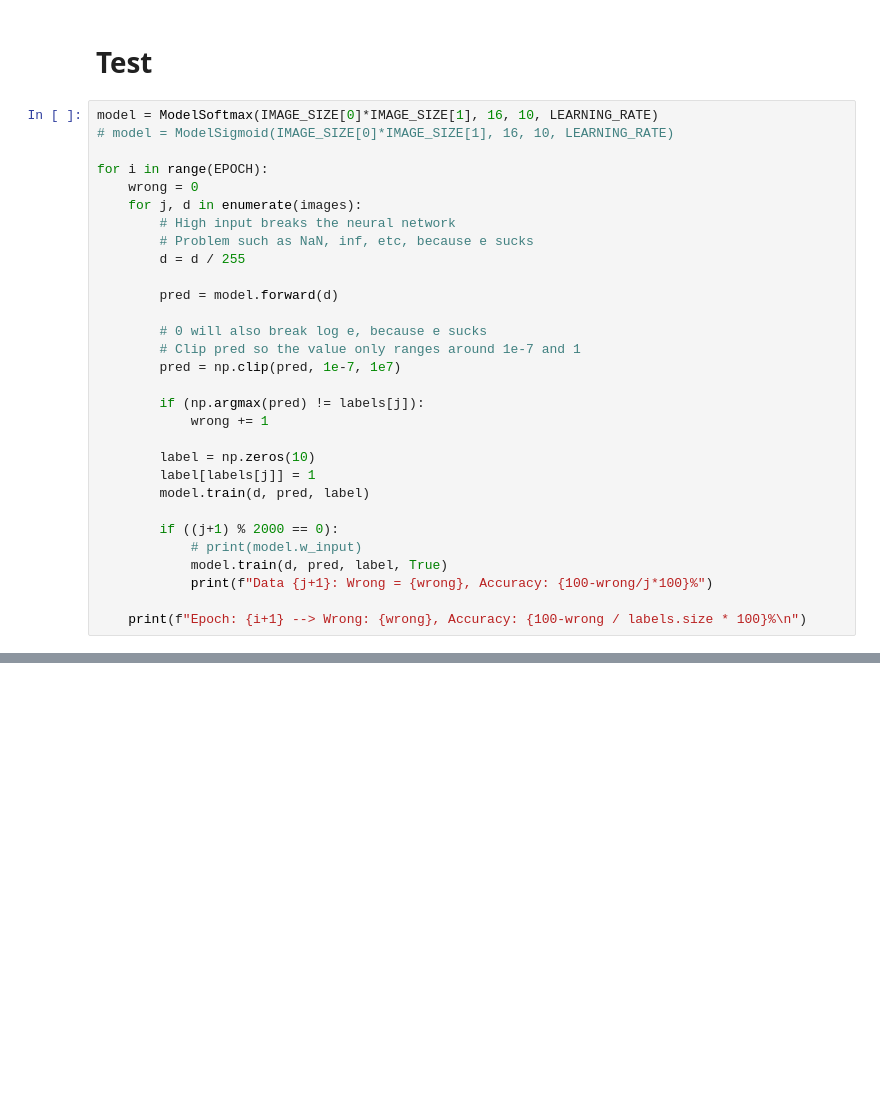
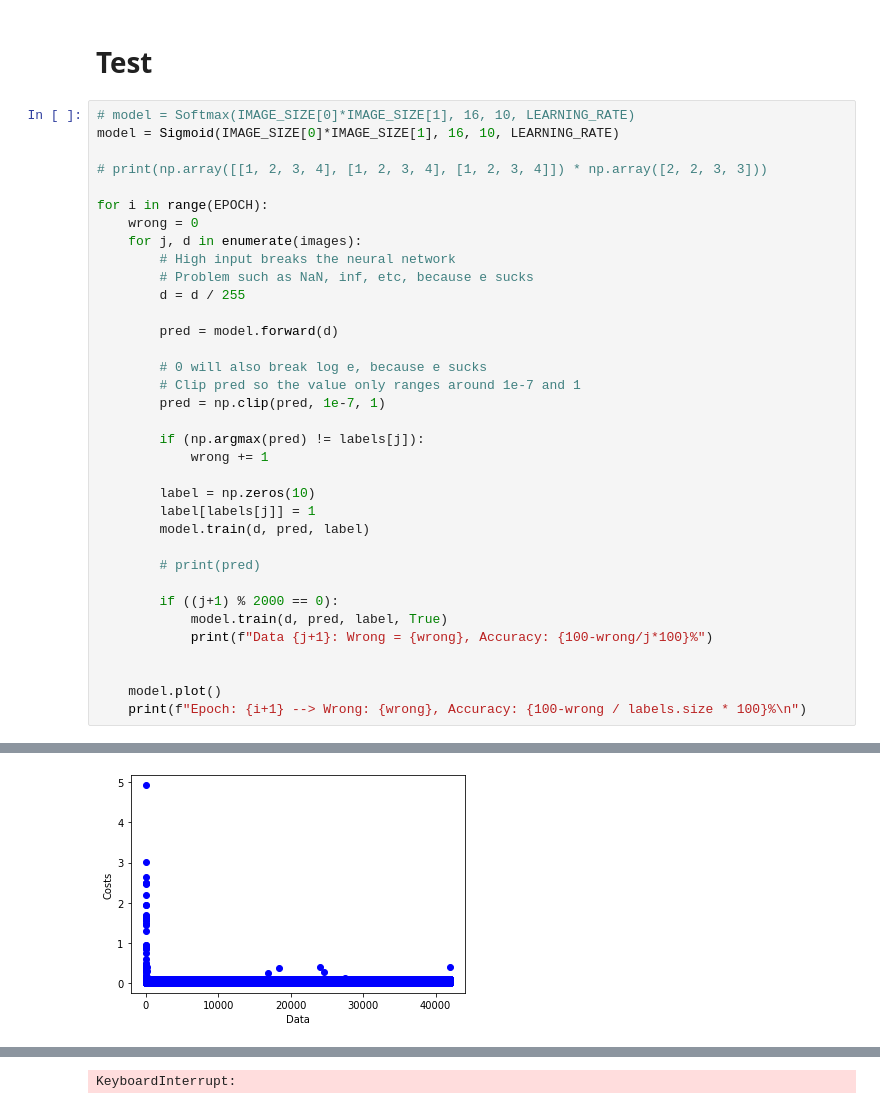
Before and after one commit to liemroym/study_with_python_roy, a Jupyter notebook: cnn_mnist/scratch_nn.ipynb, the cells around one changed output, grey strips where cells are left out. Drawn from its saved outputs; the diff is of its cells as text; blank space fills up the shorter version.

Commit message:
Sigmoid one works (not that good at mnist problem tho)

```diff
--- a/cnn_mnist/scratch_nn.ipynb
+++ b/cnn_mnist/scratch_nn.ipynb
@@ -133,8 +174,10 @@ class ModelSigmoid:
 # %% [markdown]
 # Test
 # %%
-model = ModelSoftmax(IMAGE_SIZE[0]*IMAGE_SIZE[1], 16, 10, LEARNING_RATE)
-# model = ModelSigmoid(IMAGE_SIZE[0]*IMAGE_SIZE[1], 16, 10, LEARNING_RATE)
+# model = Softmax(IMAGE_SIZE[0]*IMAGE_SIZE[1], 16, 10, LEARNING_RATE)
+model = Sigmoid(IMAGE_SIZE[0]*IMAGE_SIZE[1], 16, 10, LEARNING_RATE)
+
+# print(np.array([[1, 2, 3, 4], [1, 2, 3, 4], [1, 2, 3, 4]]) * np.array([2, 2, 3, 3]))
 
 for i in range(EPOCH):
     wrong = 0
@@ -147,7 +190,7 @@ for i in range(EPOCH):
 
         # 0 will also break log e, because e sucks
         # Clip pred so the value only ranges around 1e-7 and 1
-        pred = np.clip(pred, 1e-7, 1e7)
+        pred = np.clip(pred, 1e-7, 1)
 
         if (np.argmax(pred) != labels[j]):
             wrong += 1
@@ -156,10 +199,13 @@ for i in range(EPOCH):
         label[labels[j]] = 1
         model.train(d, pred, label)
 
+        # print(pred)
+
         if ((j+1) % 2000 == 0):
-            # print(model.w_input)
             model.train(d, pred, label, True)
             print(f"Data {j+1}: Wrong = {wrong}, Accuracy: {100-wrong/j*100}%")
 
+
+    model.plot()
     print(f"Epoch: {i+1} --> Wrong: {wrong}, Accuracy: {100-wrong / labels.size * 100}%\n")
 # %% [output]
@@ -183,0 +247 @@ KeyboardInterrupt:
+[figure, added]
@@ -184 +301,2 @@ KeyboardInterrupt:
+KeyboardInterrupt:
 # %%
```
Also changed, not shown: parts of 8 cells of this notebook, 1 other file.
